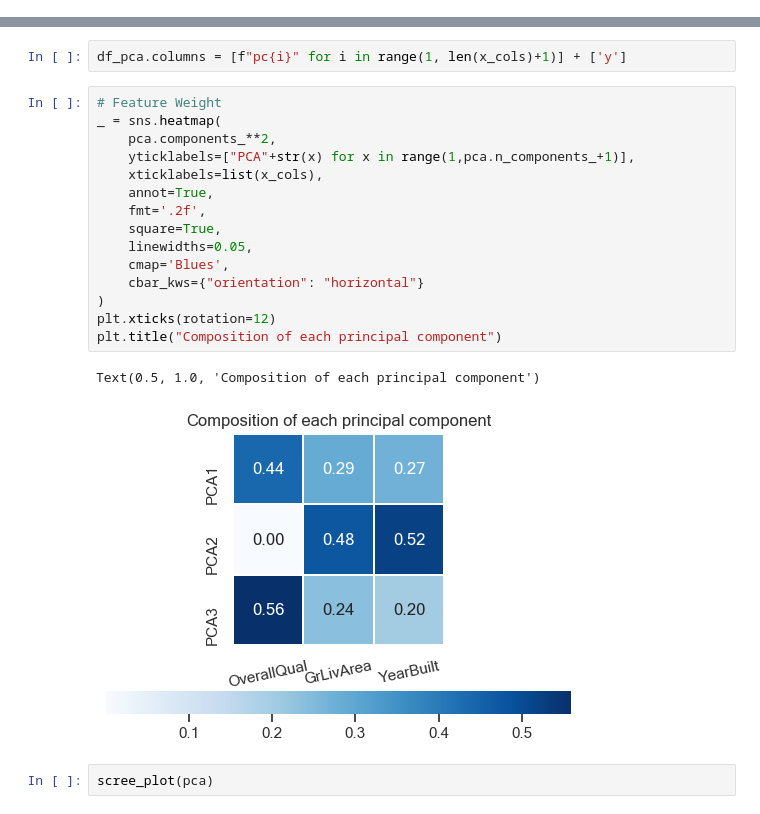
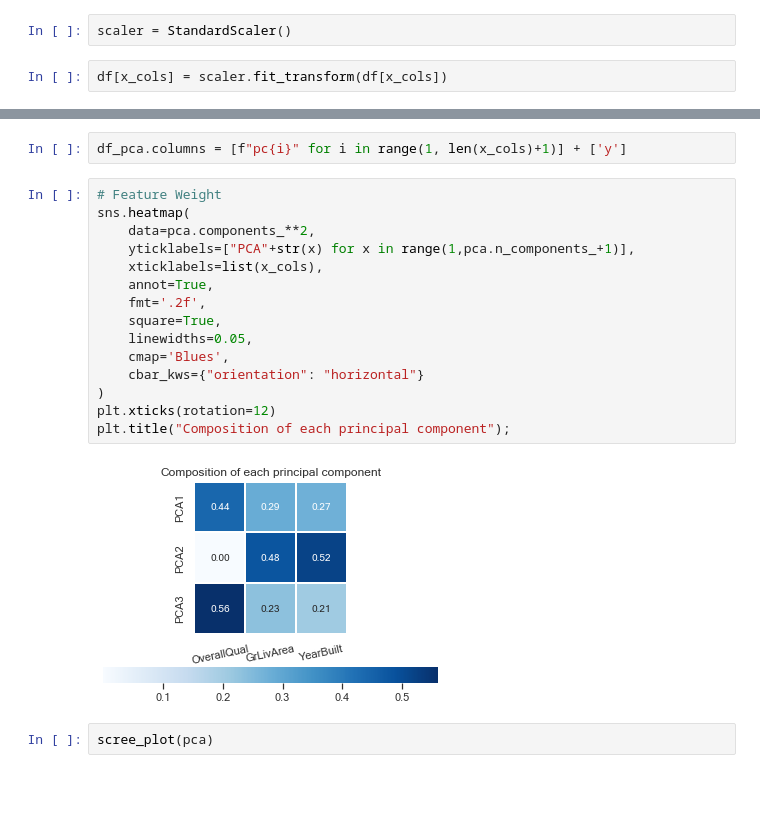
Before and after one commit to pavlo-seimskyi/ds-mentorship, a Jupyter notebook: 3-dimensionality-reduction/pca.ipynb, the cells around one changed output, grey strips where cells are left out. Cells and saved outputs as stored; diff of their text form; blank space fills up the shorter version.

```diff
--- a/3-dimensionality-reduction/pca.ipynb
+++ b/3-dimensionality-reduction/pca.ipynb
@@ -156,6 +156,10 @@ df = df.dropna()
 x_cols = ['OverallQual', 'GrLivArea', 'YearBuilt']
 # %%
 df = df[x_cols + ['y']]
+# %%
+scaler = StandardScaler()
+# %%
+df[x_cols] = scaler.fit_transform(df[x_cols])
 # %%
 # Before PCA
 colors = ['blue', 'green', 'red']
@@ -194,22 +198,21 @@ df_pca[x_cols] = pca.fit_transform(df[x_cols])
 df_pca.columns = [f"pc{i}" for i in range(1, len(x_cols)+1)] + ['y']
 # %%
 # Feature Weight
-_ = sns.heatmap(
-    pca.components_**2,
+sns.heatmap(
+    data=pca.components_**2,
     yticklabels=["PCA"+str(x) for x in range(1,pca.n_components_+1)],
     xticklabels=list(x_cols),
     annot=True,
     fmt='.2f',
     square=True,
     linewidths=0.05,
     cmap='Blues',
     cbar_kws={"orientation": "horizontal"}
 )
 plt.xticks(rotation=12)
-plt.title("Composition of each principal component")
+plt.title("Composition of each principal component");
 # %% [output]
-Text(0.5, 1.0, 'Composition of each principal component')
-[figure, old version]
+[figure, new version]
 # %%
 scree_plot(pca)
 # %% [output]
```
Also changed, not shown: parts of 10 cells of this notebook, 2 other files.
